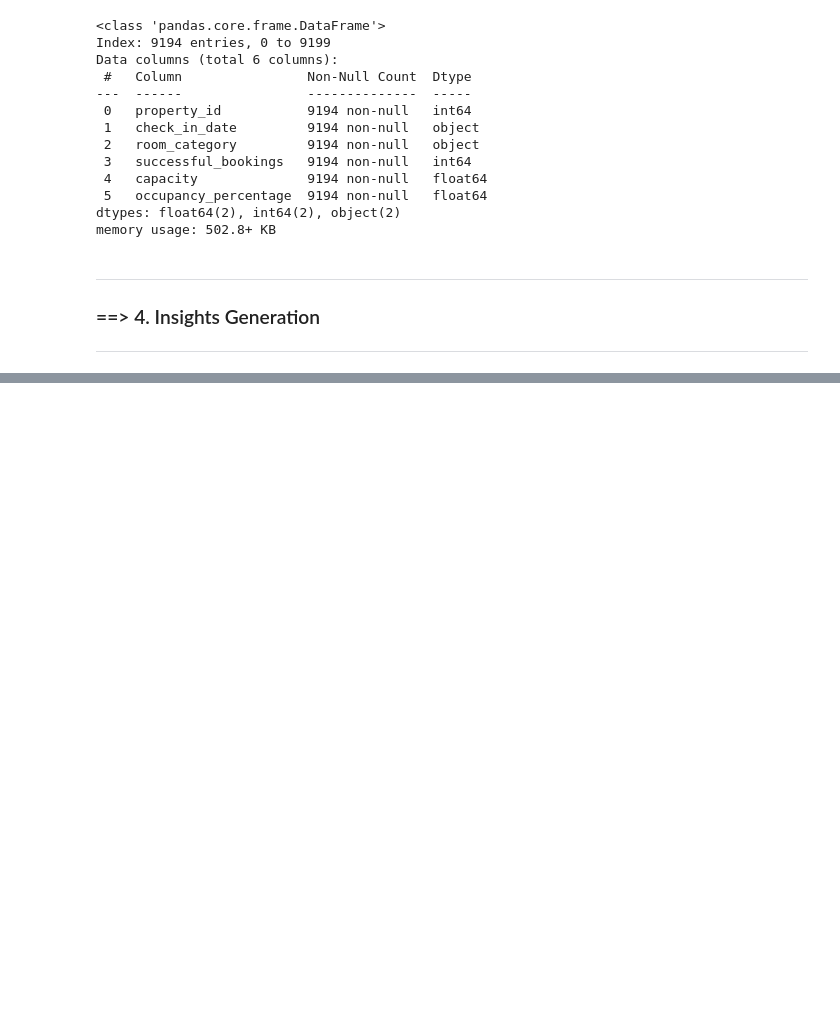
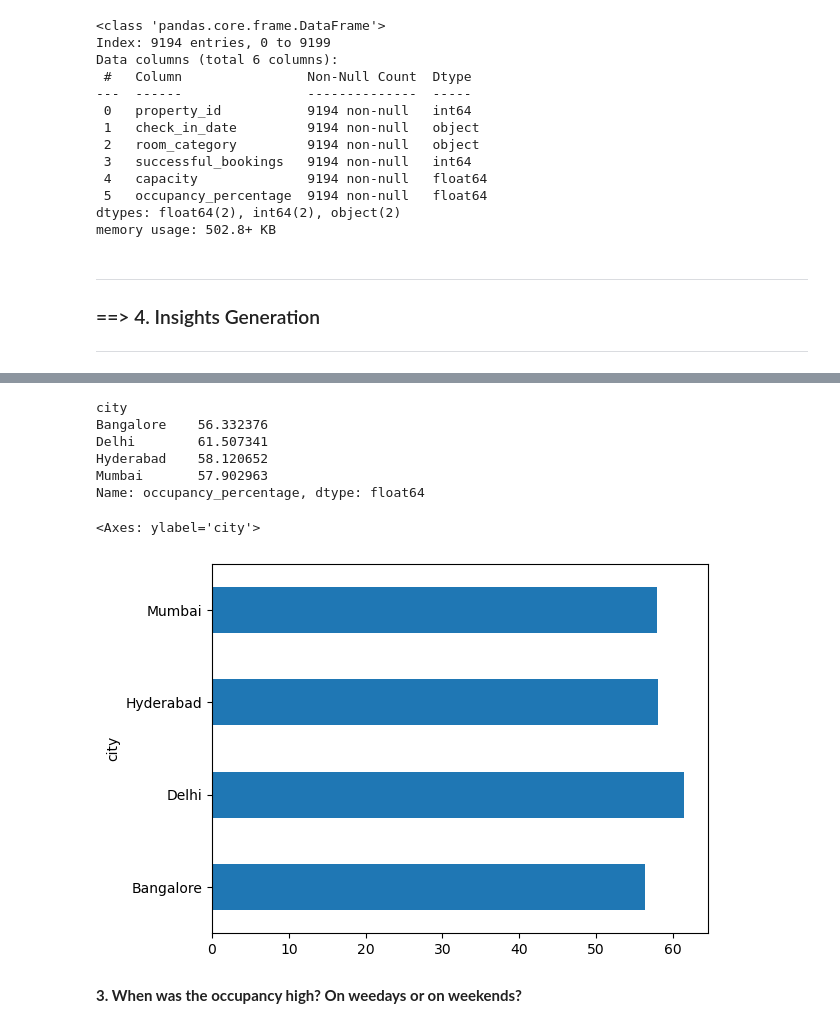
Before and after one commit to PratikNichite/hospitality_analysis, a Jupyter notebook: hotel_analysis.ipynb, the cells around one changed output, grey strips where cells are left out. Saved outputs shown, nothing was run; the diff lists cells and outputs as text; code cells hidden in the pictures; blank space fills up the shorter version.

```diff
--- a/hotel_analysis.ipynb
+++ b/hotel_analysis.ipynb
@@ -471,0 +491,4 @@ memory usage: 502.8+ KB
+# %%
+df = pd.merge(df_agg_bookings, df_rooms, left_on="room_category", right_on="room_id")
+df.drop("room_id", axis=1, inplace=True)
+df
@@ -471,0 +529,3 @@ memory usage: 502.8+ KB
+# %%
+df = pd.merge(df, df_hotels, on="property_id")
+df.head()
@@ -471,0 +539,16 @@ memory usage: 502.8+ KB
+# %%
+df.groupby("city")["occupancy_percentage"].mean()
+# %% [output]
+city
+Bangalore    56.332376
+Delhi        61.507341
+Hyderabad    58.120652
+Mumbai       57.902963
+Name: occupancy_percentage, dtype: float64
+# %%
+df.groupby("city")["occupancy_percentage"].mean().plot(kind="barh")
+# %% [output]
+<Axes: ylabel='city'>
+[figure, added]
+# %% [markdown]
+**3. When was the occupancy high? On weedays or on weekends?**
```
Also changed, not shown: parts of 42 cells of this notebook.
